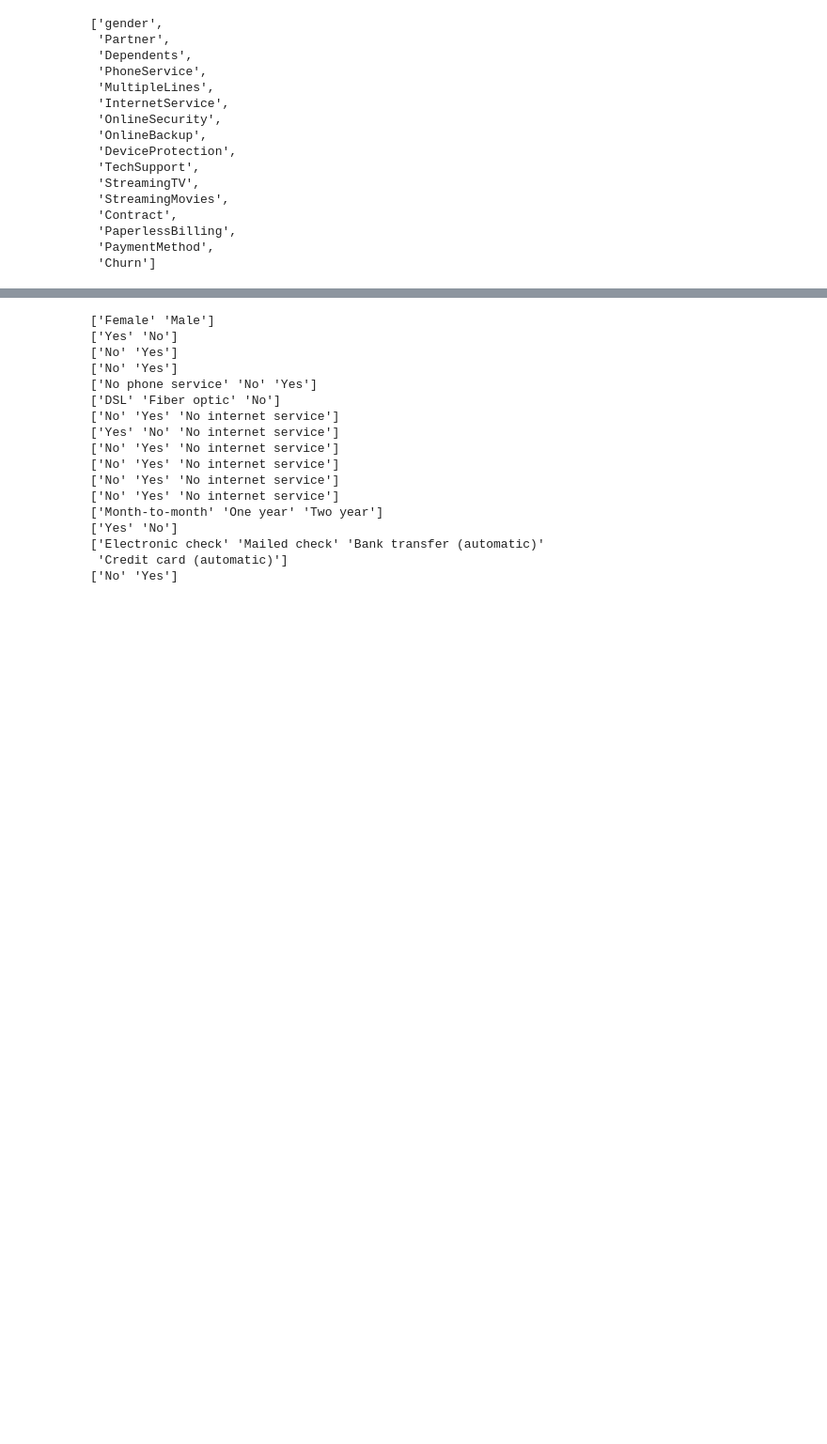
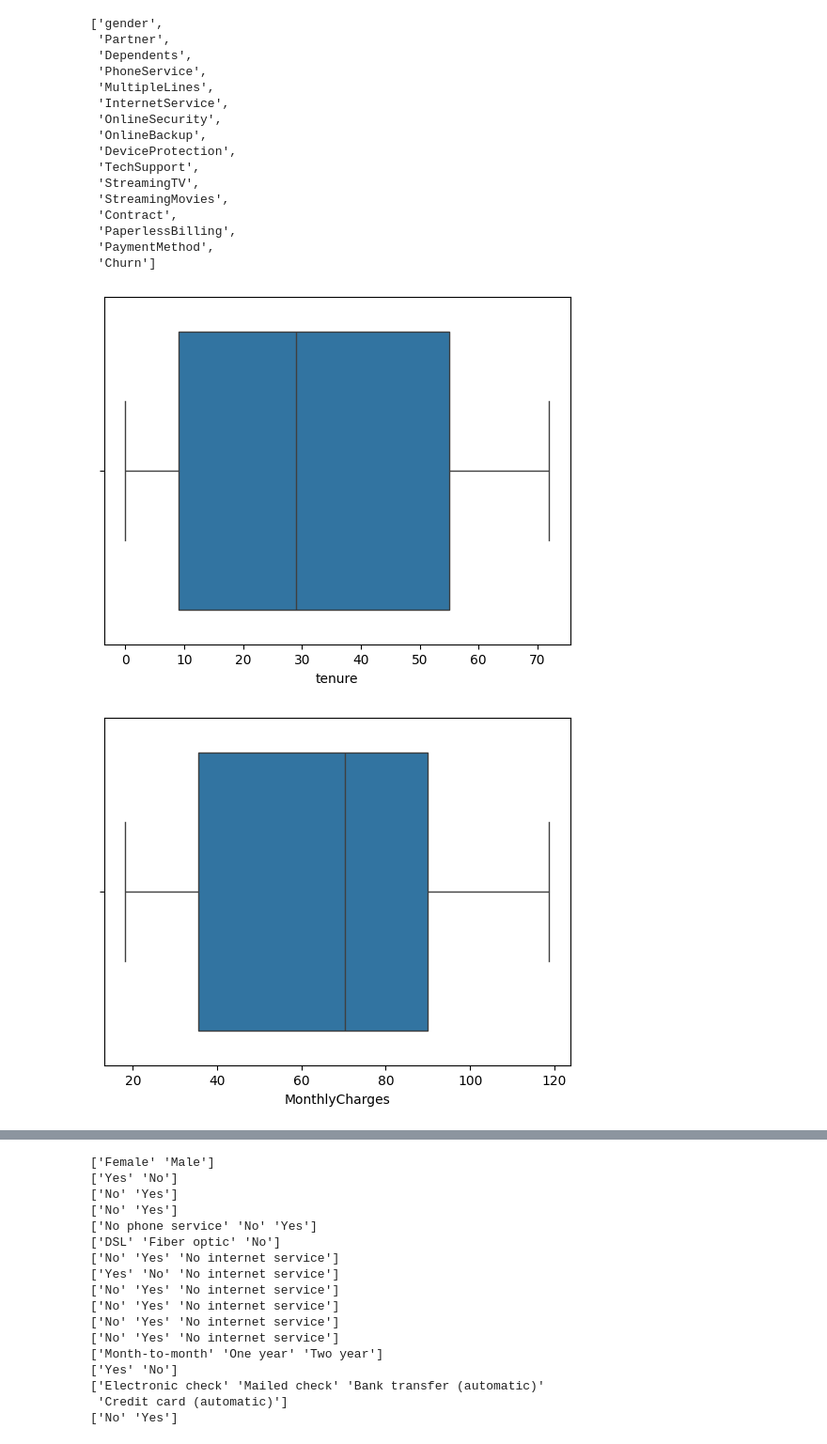
Before and after one commit to kalhara-peiris/Customer_churn, a Jupyter notebook: Untitled72.ipynb, the cells around one changed output, grey strips where cells are left out. Shown: that part at 94% size. Drawn from its saved outputs; the diff is of its cells as text; code cells hidden in the pictures; blank space fills up the shorter version.

```diff
--- a/Untitled72.ipynb
+++ b/Untitled72.ipynb
@@ -114,3 +116,10 @@ cols.tolist()
  'Churn']
 # %%
 numerical_columns=["tenure","MonthlyCharges","TotalCharges"]
+# %%
+for i in numerical_columns:
+  sns.boxplot(x=df[i])
+  plt.show()
+# %% [output]
+[figure, added]
+[figure, added]
```
Also changed, not shown: parts of 3 cells of this notebook.
